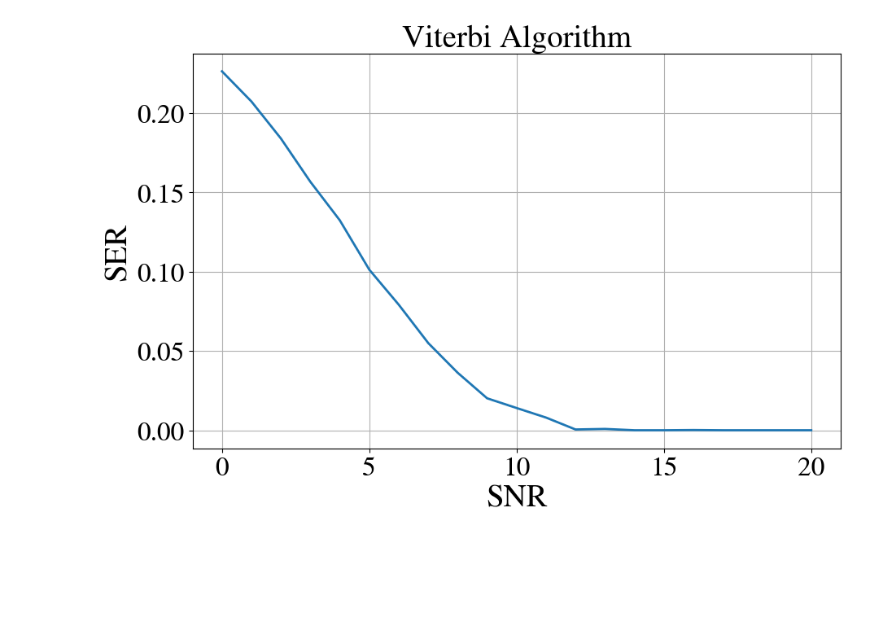
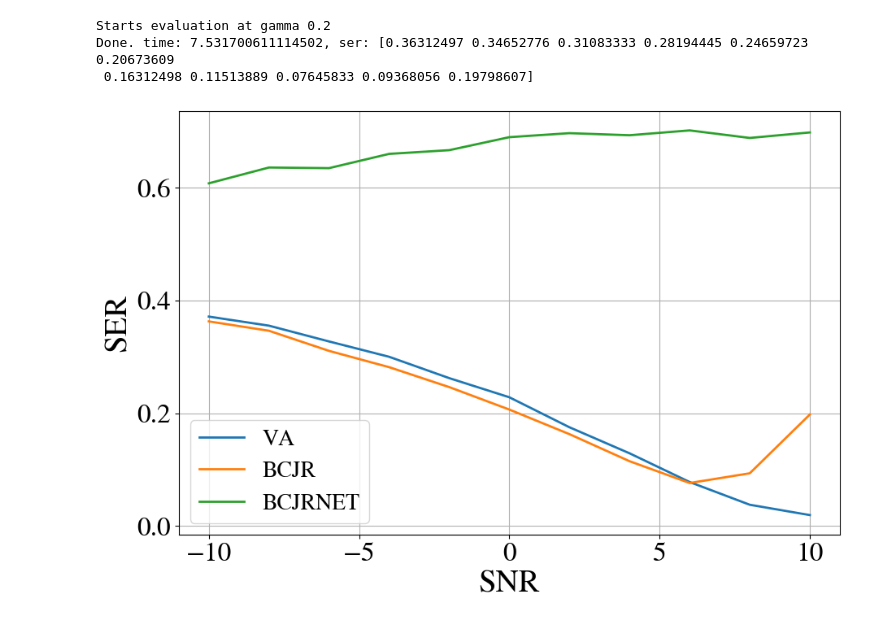
Before and after one commit to sehyeondev/meta-viterbinet, a Jupyter notebook: main.ipynb, the cells around one changed output. Drawn from its saved outputs; the diff is of its cells as text; code cells hidden in the pictures; blank space fills up the shorter version.

Commit message:
bcjrnet added

```diff
--- a/main.ipynb
+++ b/main.ipynb
@@ -18,0 +6,3 @@ VADetector()
+# %%
+va_dec = VATrainer()
+va_ser = va_dec.evaluate()
@@ -18,0 +13,3 @@ VADetector()
+# %%
+bcjrnet_trainer = BCJRNETTrainer()
+bcjrnet_trainer.train()
@@ -18,0 +41,2 @@ VADetector()
+# %%
+bcjrnet_ser = bcjrnet_trainer.evaluate()
@@ -19,17 +58,28 @@ VADetector()
+# %%
+bcjr_dec = BCJRTrainer()
+bcjr_ser = bcjr_dec.evaluate()
+# %% [output]
+Starts evaluation at gamma 0.2
+Done. time: 7.531700611114502, ser: [0.36312497 0.34652776 0.31083333 0.28194445 0.24659723 0.20673609
+ 0.16312498 0.11513889 0.07645833 0.09368056 0.19798607]
 # %%
 import matplotlib.pyplot as plt
 import numpy as np
 
-val_SNR_start = 0
-val_SNR_end = 20
-val_SNR_step = 1
+val_SNR_start = -10
+val_SNR_end = 10
+val_SNR_step = 2
 snr_range = np.arange(val_SNR_start, val_SNR_end + 1, step=val_SNR_step)
 
-plt.plot(snr_range, ser)
+plt.plot(snr_range, va_ser, label='VA')
+# plt.plot(snr_range, vnet_ser, label='VNET')
+plt.plot(snr_range, bcjr_ser, label='BCJR')
+plt.plot(snr_range, bcjrnet_ser, label='BCJRNET')
+plt.legend()
 plt.xlabel('SNR')
 plt.ylabel('SER')
-plt.title('Viterbi Algorithm')
+plt.title('')
 plt.grid()
 plt.show()
 # %% [output]
-[figure, old version]
+[figure, new version]
```
Also changed, not shown: parts of 10 cells of this notebook, 25 other files.
